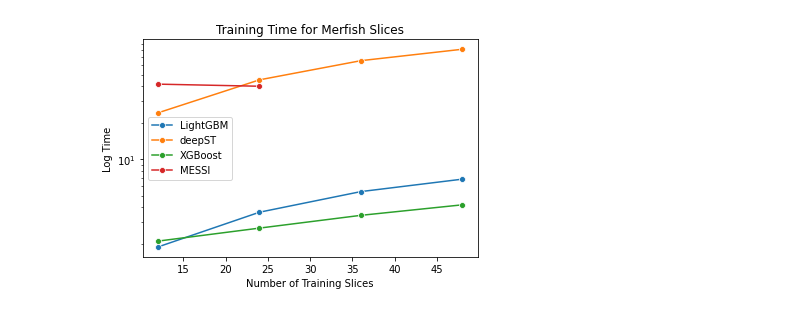
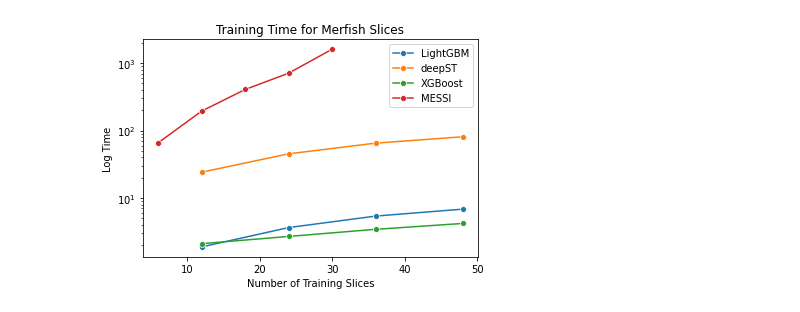
Before and after one commit to prob-ml/spice, a Jupyter notebook: examples/Figure3.ipynb, the cells around one changed output. Saved outputs shown, nothing was run; the diff lists cells and outputs as text; code cells hidden in the pictures.

```diff
--- a/examples/Figure3.ipynb
+++ b/examples/Figure3.ipynb
@@ -4,16 +4,16 @@ import matplotlib.pyplot as plt
 # %%
 sns.lineplot(x = range(12,60,12), y=[1.88,3.64,5.39,6.83], marker = 'o')
 sns.lineplot(x = range(12,60,12), y=[24.14,45.23,65.16,80.97], marker = 'o')
 sns.lineplot(x = range(12,60,12), y=[2.10,2.69,3.43,4.19], marker = 'o')
-sns.lineplot(x = range(12,36,12), y=[41.67,40.03], marker = 'o')
+sns.lineplot(x = range(6,36,6), y=[65.85,194.81,407.33,711.07,1611.61], marker = 'o')
 plt.yscale('log')
 plt.title("Training Time for Merfish Slices")
 plt.xlabel("Number of Training Slices")
 plt.ylabel("Log Time")
-plt.legend(labels=["LightGBM", "deepST", "XGBoost", "MESSI"], loc="center left")
+plt.legend(labels=["LightGBM", "deepST", "XGBoost", "MESSI"], loc="upper right")
 plt.show()
 # %% [output]
-[figure, old version]
+[figure, new version]
 # %%
 # LIGHTGBM
 # 12 slices, 1.88 minutes
```
Also changed, not shown: 15 other files.
